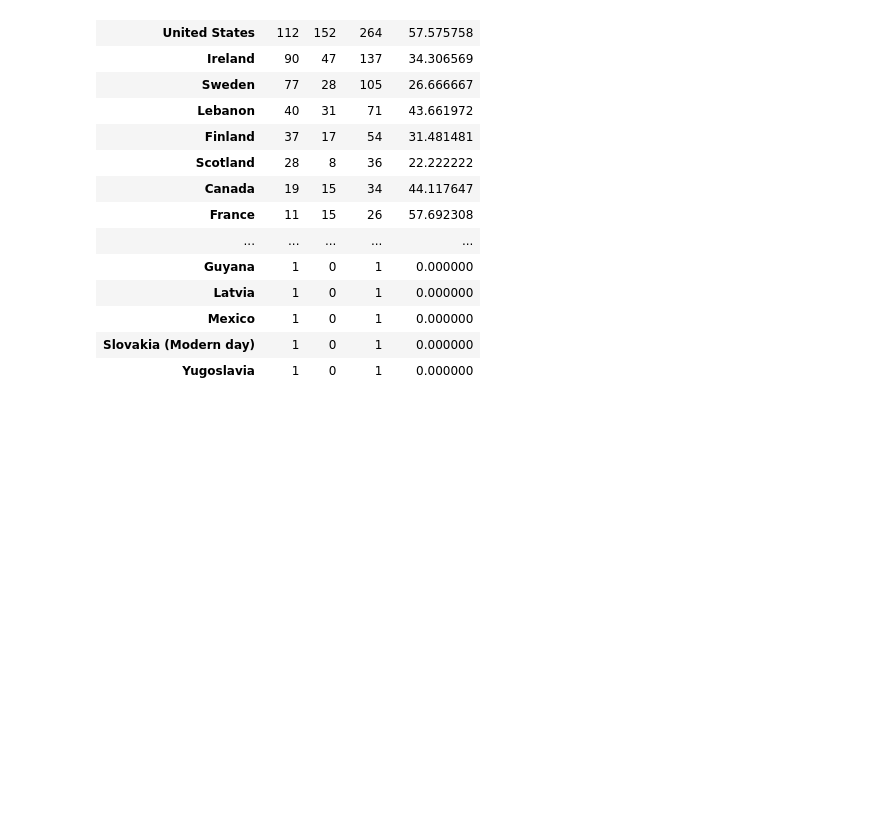
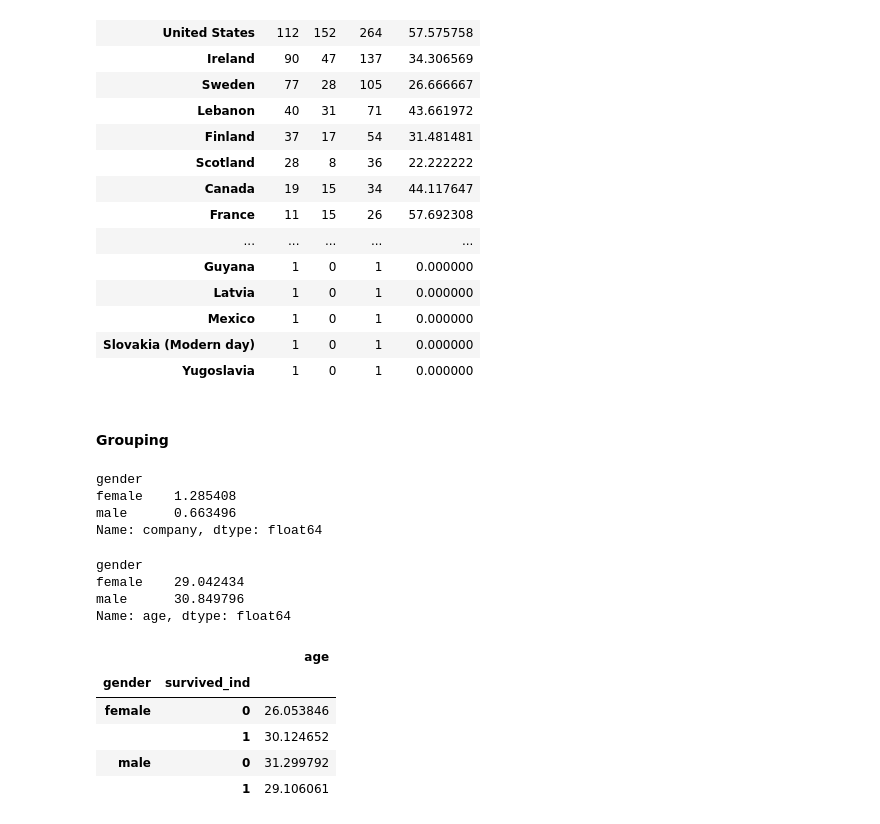
Before and after one commit to PrajwalLuitel/lambton_college_assessments, a Jupyter notebook: python_v2/class_practice/practice4.ipynb, the cells around one changed output. Saved outputs shown, nothing was run; the diff lists cells and outputs as text; code cells hidden in the pictures; blank space fills up the shorter version.

```diff
--- a/python_v2/class_practice/practice4.ipynb
+++ b/python_v2/class_practice/practice4.ipynb
@@ -412,3 +412,29 @@ crosstab.sort_values(['total', 'percentage'], ascending=False)
 | Mexico | 1 | 0 | 1 | 0.000000 |
 | Slovakia (Modern day) | 1 | 0 | 1 | 0.000000 |
 | Yugoslavia | 1 | 0 | 1 | 0.000000 |
+# %% [markdown]
+#### Grouping
+# %%
+titanic_df['company'] = titanic_df['sibsp']+titanic_df['parch']
+titanic_df.groupby('gender')['company'].mean()
+# %% [output]
+gender
+female    1.285408
+male      0.663496
+Name: company, dtype: float64
+# %%
+titanic_df.groupby('gender')['age'].mean()
+# %% [output]
+gender
+female    29.042434
+male      30.849796
+Name: age, dtype: float64
+# %%
+pd.DataFrame(titanic_df.groupby(['gender', 'survived_ind'])['age'].mean())
+# %% [output]
+|  |  | age |
+| gender | survived_ind |  |
+| female | 0 | 26.053846 |
+|  | 1 | 30.124652 |
+| male | 0 | 31.299792 |
+|  | 1 | 29.106061 |
```
Also changed, not shown: parts of 7 cells of this notebook.
